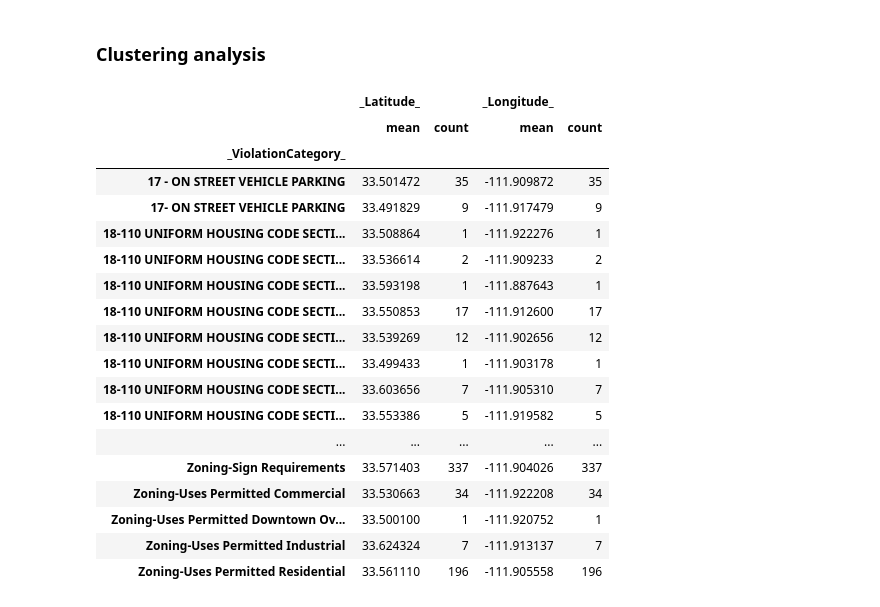
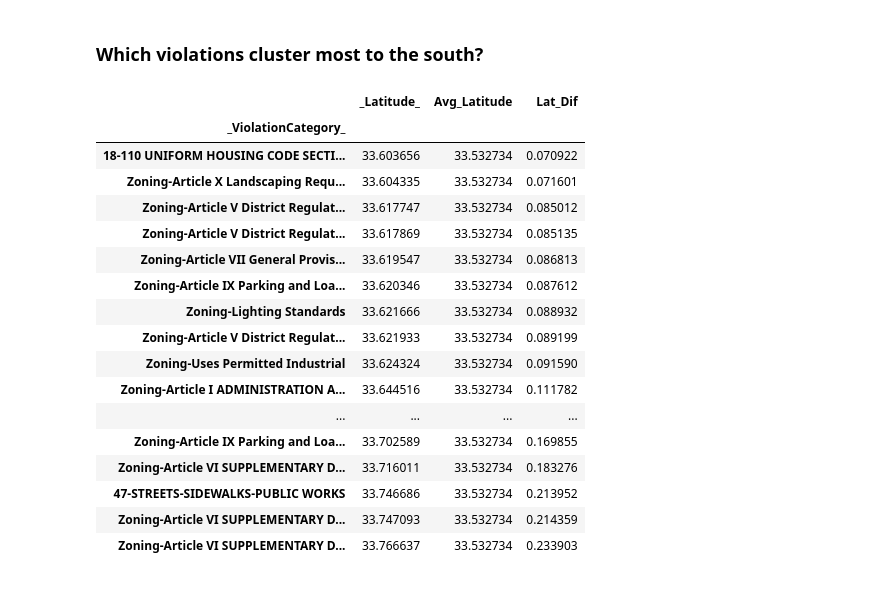
Before and after one commit to mrkjhsn/Planning-and-Development-Code-Violations-Scottsdale, a Jupyter notebook: Code_Violations_GIS_Projections.ipynb, the cells around one changed output. Saved outputs shown, nothing was run; the diff lists cells and outputs as text; code cells hidden in the pictures.

```diff
--- a/Code_Violations_GIS_Projections.ipynb
+++ b/Code_Violations_GIS_Projections.ipynb
@@ -74,0 +118,4 @@ gv.tile_sources.ESRI * code_violations.hvplot.points(
+# %%
+# group by Violation Category and find mean latitude for each
+grouped_violations = code_violations.groupby('_ViolationCategory_')['_Latitude_'].mean().to_frame()
+grouped_violations.head()
@@ -74,0 +130,4 @@ gv.tile_sources.ESRI * code_violations.hvplot.points(
+# %%
+# add avg latitude column
+grouped_violations['Avg_Latitude'] = code_violations['_Latitude_'].mean()
+grouped_violations.head()
@@ -74,0 +142,6 @@ gv.tile_sources.ESRI * code_violations.hvplot.points(
+# %%
+# find dif between each violation category average longitude and average of all violation categories
+# locations north of average latitude will be positive, while those south of average latitude will be negative
+
+grouped_violations['Lat_Dif'] = grouped_violations['_Latitude_'] - grouped_violations['Avg_Latitude']
+grouped_violations.sort_values('Lat_Dif', ascending=False).head(10)
@@ -77,29 +177,26 @@ points = gv.Points(code_violations, ['_Longitude_', '_Latitude_'])
 (gv.tile_sources.Wikipedia * points).opts(width=650, height=650, tools=['hover'])
 # %% [output]
 [interactive output not drawn]
-# %% [markdown]
-### Clustering analysis
-# %%
-code_violations.groupby('_ViolationCategory_')['_Latitude_' , '_Longitude_'] \
-    .agg(['mean','count']) \
-#     .sort_values(by='_Longitude_', ascending=False)
-# %% [output]
-|  | _Latitude_ |  | _Longitude_ |  |
-|  | mean | count | mean | count |
-| _ViolationCategory_ |  |  |  |  |
-| 17 - ON STREET VEHICLE PARKING | 33.501472 | 35 | -111.909872 | 35 |
-| 17- ON STREET VEHICLE PARKING | 33.491829 | 9 | -111.917479 | 9 |
-| 18-110 UNIFORM HOUSING CODE SECTI... | 33.508864 | 1 | -111.922276 | 1 |
-| 18-110 UNIFORM HOUSING CODE SECTI... | 33.536614 | 2 | -111.909233 | 2 |
-| 18-110 UNIFORM HOUSING CODE SECTI... | 33.593198 | 1 | -111.887643 | 1 |
-| 18-110 UNIFORM HOUSING CODE SECTI... | 33.550853 | 17 | -111.912600 | 17 |
-| 18-110 UNIFORM HOUSING CODE SECTI... | 33.539269 | 12 | -111.902656 | 12 |
-| 18-110 UNIFORM HOUSING CODE SECTI... | 33.499433 | 1 | -111.903178 | 1 |
-| 18-110 UNIFORM HOUSING CODE SECTI... | 33.603656 | 7 | -111.905310 | 7 |
-| 18-110 UNIFORM HOUSING CODE SECTI... | 33.553386 | 5 | -111.919582 | 5 |
-| ... | ... | ... | ... | ... |
-| Zoning-Sign Requirements | 33.571403 | 337 | -111.904026 | 337 |
-| Zoning-Uses Permitted Commercial | 33.530663 | 34 | -111.922208 | 34 |
-| Zoning-Uses Permitted Downtown Ov... | 33.500100 | 1 | -111.920752 | 1 |
-| Zoning-Uses Permitted Industrial | 33.624324 | 7 | -111.913137 | 7 |
-| Zoning-Uses Permitted Residential | 33.561110 | 196 | -111.905558 | 196 |
+# %% [markdown]
+### Which violations cluster most to the south?
+# %%
+grouped_violations.sort_values('Lat_Dif', ascending=True).tail(20)
+# %% [output]
+|  | _Latitude_ | Avg_Latitude | Lat_Dif |
+| _ViolationCategory_ |  |  |  |
+| 18-110 UNIFORM HOUSING CODE SECTI... | 33.603656 | 33.532734 | 0.070922 |
+| Zoning-Article X Landscaping Requ... | 33.604335 | 33.532734 | 0.071601 |
+| Zoning-Article V District Regulat... | 33.617747 | 33.532734 | 0.085012 |
+| Zoning-Article V District Regulat... | 33.617869 | 33.532734 | 0.085135 |
+| Zoning-Article VII General Provis... | 33.619547 | 33.532734 | 0.086813 |
+| Zoning-Article IX Parking and Loa... | 33.620346 | 33.532734 | 0.087612 |
+| Zoning-Lighting Standards | 33.621666 | 33.532734 | 0.088932 |
+| Zoning-Article V District Regulat... | 33.621933 | 33.532734 | 0.089199 |
+| Zoning-Uses Permitted Industrial | 33.624324 | 33.532734 | 0.091590 |
+| Zoning-Article I ADMINISTRATION A... | 33.644516 | 33.532734 | 0.111782 |
+| ... | ... | ... | ... |
+| Zoning-Article IX Parking and Loa... | 33.702589 | 33.532734 | 0.169855 |
+| Zoning-Article VI SUPPLEMENTARY D... | 33.716011 | 33.532734 | 0.183276 |
+| 47-STREETS-SIDEWALKS-PUBLIC WORKS | 33.746686 | 33.532734 | 0.213952 |
+| Zoning-Article VI SUPPLEMENTARY D... | 33.747093 | 33.532734 | 0.214359 |
+| Zoning-Article VI SUPPLEMENTARY D... | 33.766637 | 33.532734 | 0.233903 |
```
Also changed, not shown: parts of 17 cells of this notebook.
